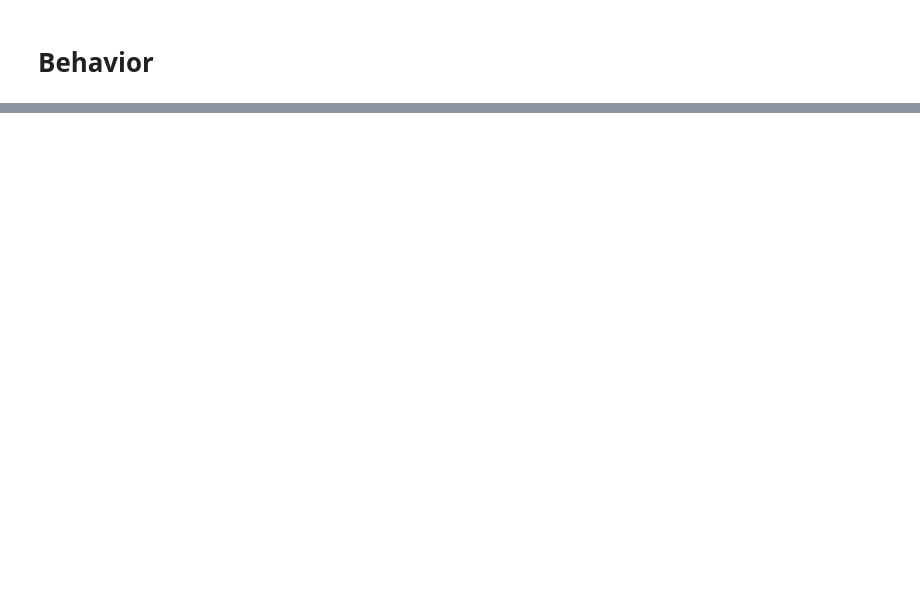
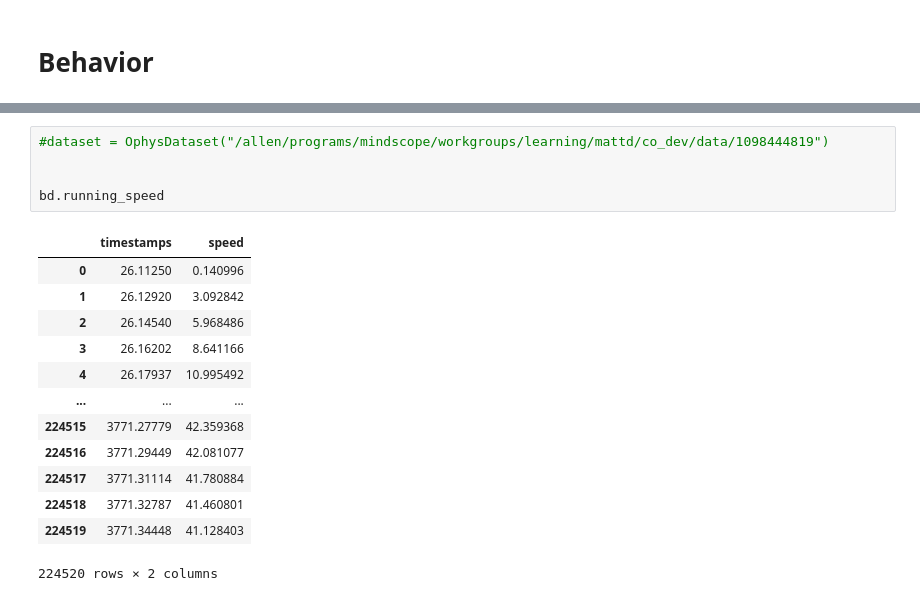
Before and after one commit to AllenNeuralDynamics/lamf-analysis, a Jupyter notebook: ophys-mfish-dev/notebooks/Dataset-object-demo.ipynb, the cells around one changed output, grey strips where cells are left out. Cells and saved outputs as stored; diff of their text form; blank space fills up the shorter version.

```diff
--- a/ophys-mfish-dev/notebooks/Dataset-object-demo.ipynb
+++ b/ophys-mfish-dev/notebooks/Dataset-object-demo.ipynb
@@ -235,0 +254,19 @@ dataset.cell_specimen_table.head()
+# %%
+#dataset = OphysDataset("/allen/programs/mindscope/workgroups/learning/mattd/co_dev/data/1098444819")
+
+
+bd.running_speed
+# %% [output]
+|  | timestamps | speed |
+| 0 | 26.11250 | 0.140996 |
+| 1 | 26.12920 | 3.092842 |
+| 2 | 26.14540 | 5.968486 |
+| 3 | 26.16202 | 8.641166 |
+| 4 | 26.17937 | 10.995492 |
+| ... | ... | ... |
+| 224515 | 3771.27779 | 42.359368 |
+| 224516 | 3771.29449 | 42.081077 |
+| 224517 | 3771.31114 | 41.780884 |
+| 224518 | 3771.32787 | 41.460801 |
+| 224519 | 3771.34448 | 41.128403 |
+224520 rows × 2 columns
```
Also changed, not shown: parts of 27 cells of this notebook, 15 other files.
